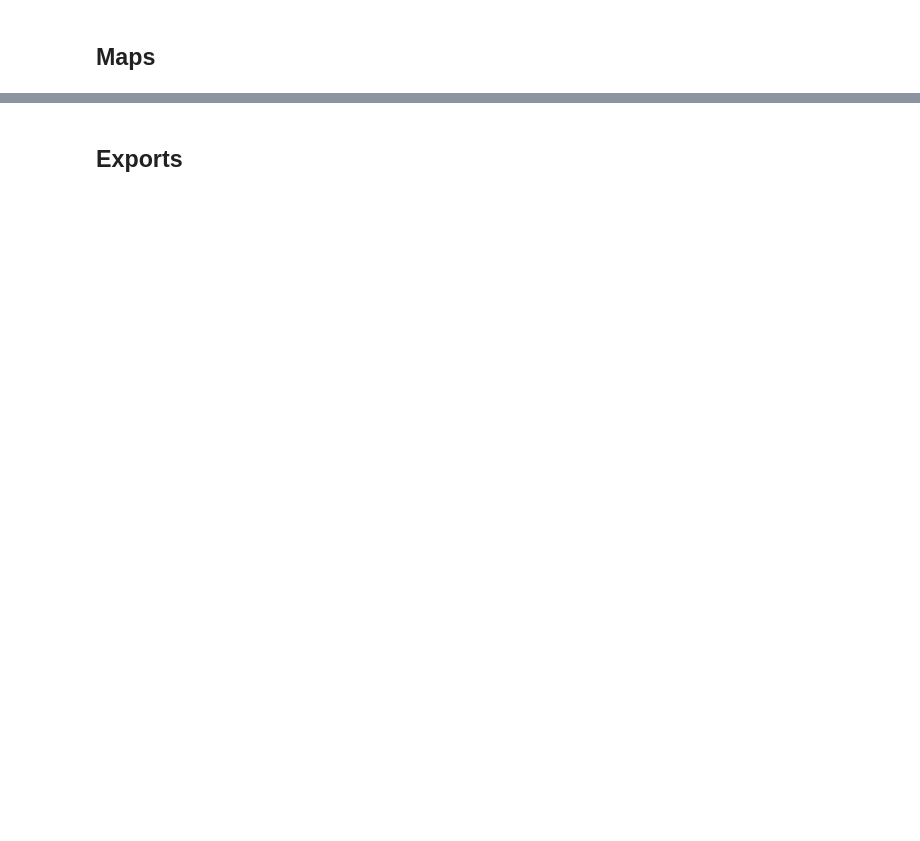
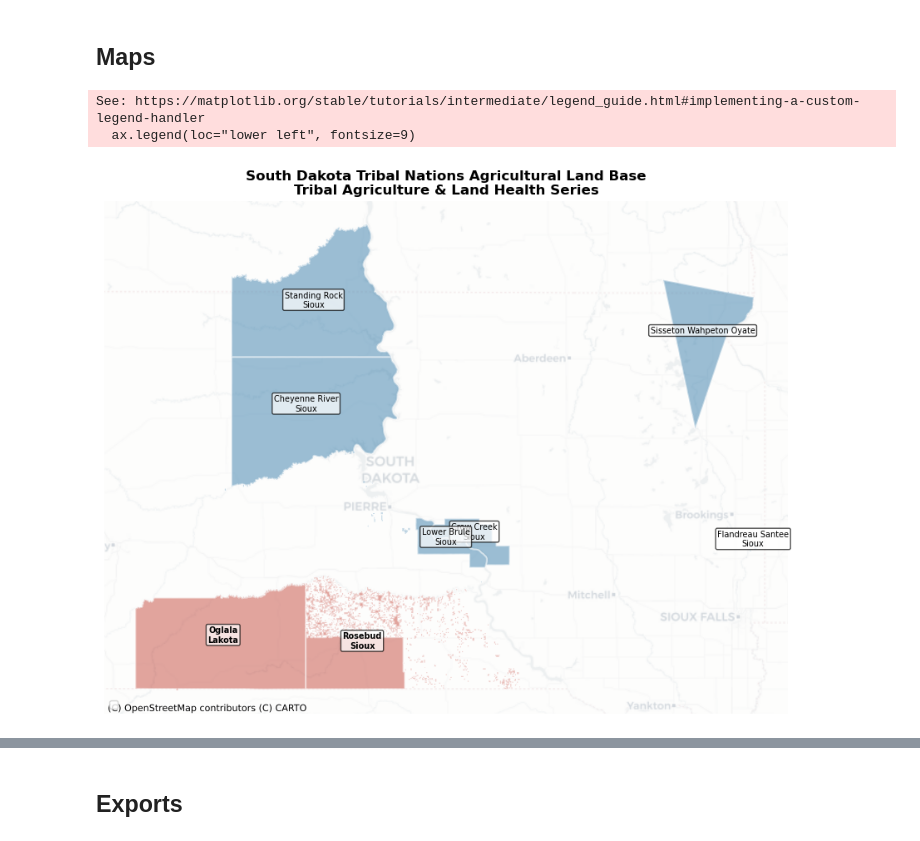
Before and after one commit to olc-techsupport/Agriculture-Tribal-Agricultural-Science, a Jupyter notebook: notebooks/01_land_base_context.ipynb, the cells around one changed output, grey strips where cells are left out. Cells and saved outputs as stored; diff of their text form; code cells hidden in the pictures; blank space fills up the shorter version.

Commit message:
edit land base

```diff
--- a/notebooks/01_land_base_context.ipynb
+++ b/notebooks/01_land_base_context.ipynb
@@ -186,34 +241,38 @@ for _, row in tribal_lands.iterrows():
         ).to_crs(3857).geometry.iloc[0].coords[0]
     )
     ax.annotate(
         row["common_name"].replace(" Sioux", "\nSioux").replace(" Lakota", "\nLakota"),
         (cx, cy), ha="center", fontsize=7,
         fontweight="bold" if row["is_primary"] else "normal",
         bbox=dict(boxstyle="round,pad=0.2", facecolor="white", alpha=0.7),
     )
 
 try:
     ctx.add_basemap(ax, source=ctx.providers.CartoDB.Positron, alpha=0.4)
 except Exception:
     pass
 
 ax.set_axis_off()
 ax.legend(loc="lower left", fontsize=9)
 ax.set_title(
-    "South Dakota Tribal Nations — Agricultural Land Base\n"
+    "South Dakota Tribal Nations Agricultural Land Base\n"
     "Tribal Agriculture & Land Health Series",
     fontsize=12, fontweight="bold",
 )
 
 try:
     constants.OUTPUTS_DIR.mkdir(parents=True, exist_ok=True)
     fig_dir = constants.OUTPUTS_DIR / "figures"
     fig_dir.mkdir(exist_ok=True)
     fig.savefig(fig_dir / "01_sd_tribal_land_base.png", dpi=150, bbox_inches="tight")
 except Exception:
     pass
 
 plt.show()
+# %% [output]
+See: https://matplotlib.org/stable/tutorials/intermediate/legend_guide.html#implementing-a-custom-legend-handler
+  ax.legend(loc="lower left", fontsize=9)
+[figure, added]
 # %%
 # Pine Ridge and Rosebud close-up
 fig, ax = plt.subplots(figsize=(12, 7))
```
Also changed, not shown: parts of 10 cells of this notebook.
